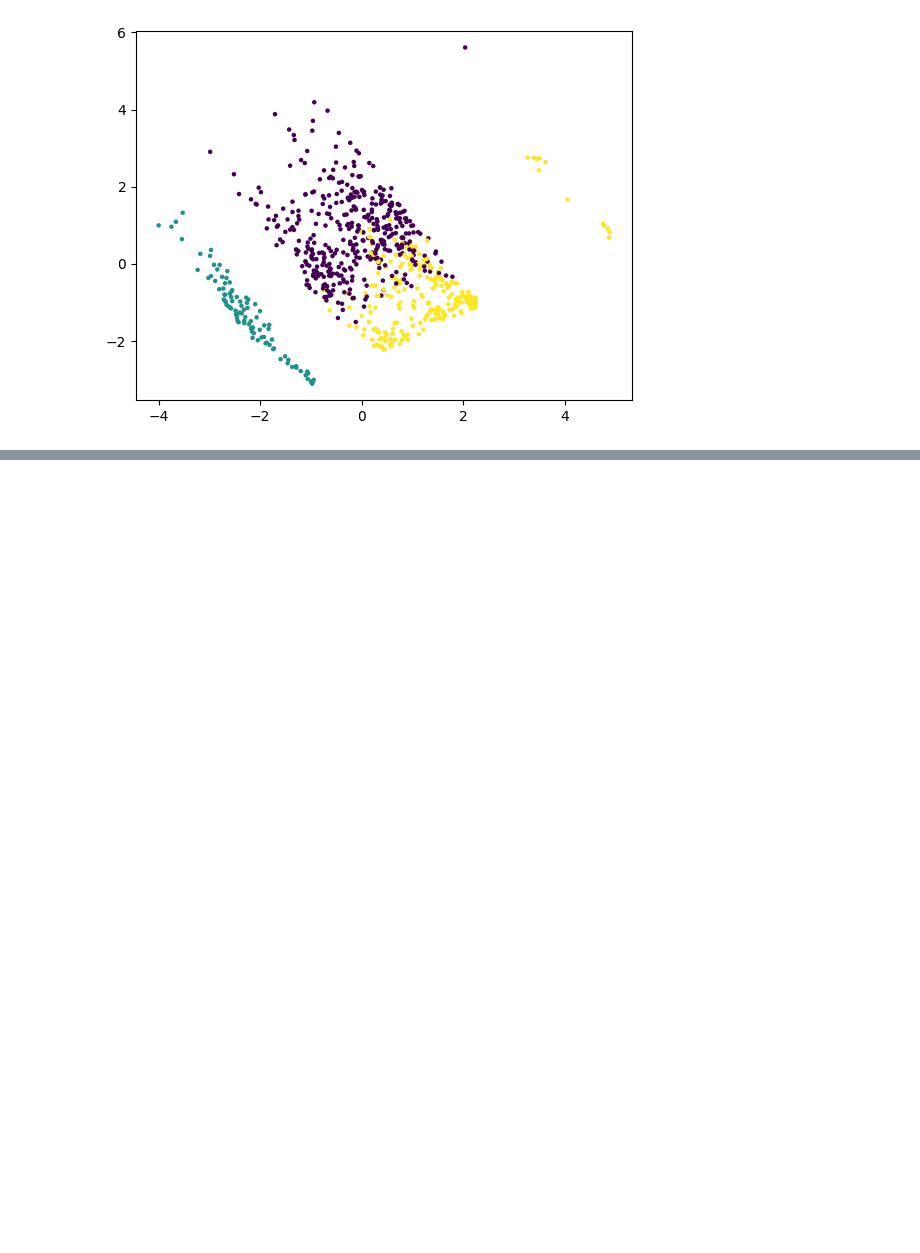
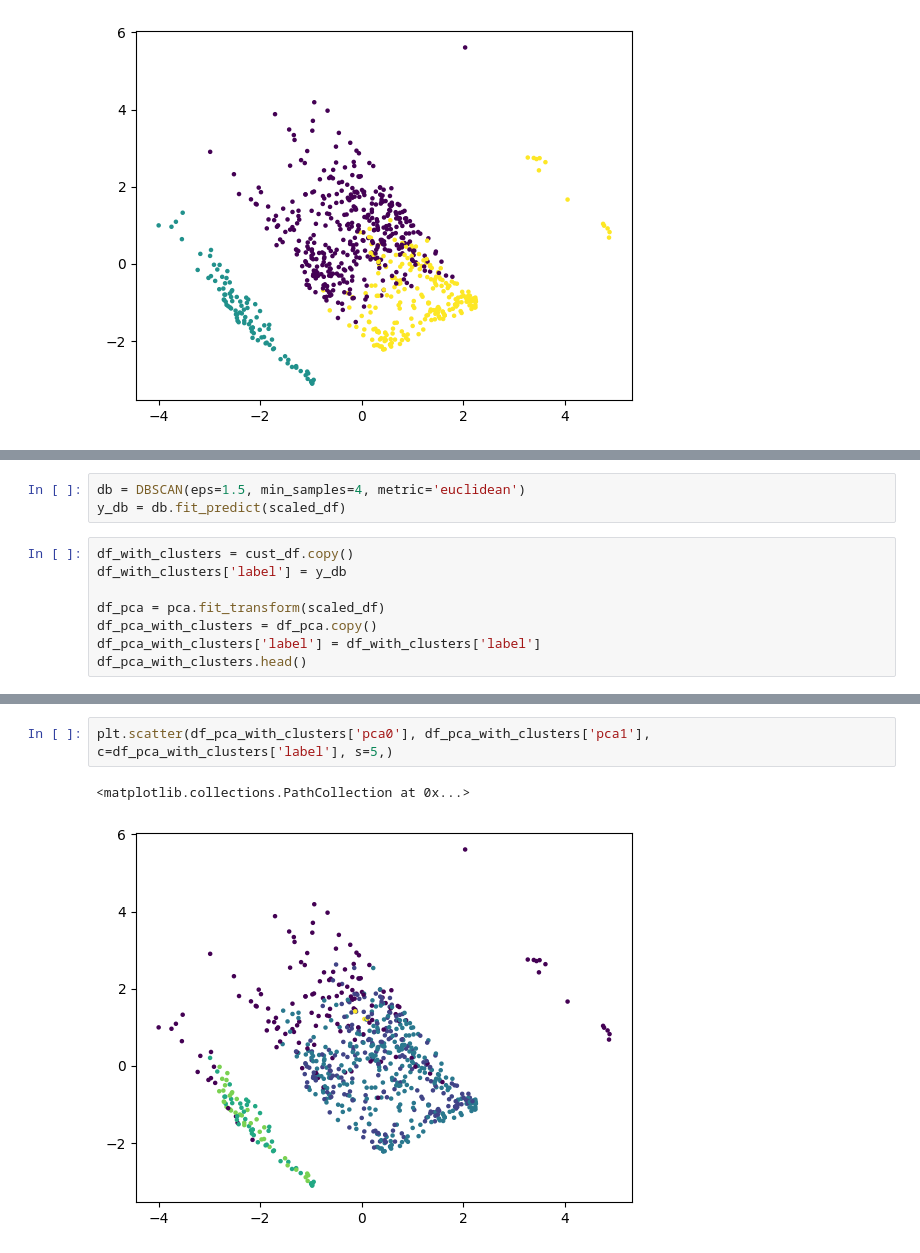
Before and after one commit to btmarsh6/mini-project-III, a Jupyter notebook: Ben_Clustering.ipynb, the cells around one changed output, grey strips where cells are left out. Cells and saved outputs as stored; diff of their text form; blank space fills up the shorter version.

Commit message:
displayed kmean, hierarchical and DBSCAN clustering models. Picked Hierarchical as best. Created Radar Plot of clusters.

```diff
--- a/Ben_Clustering.ipynb
+++ b/Ben_Clustering.ipynb
@@ -277,0 +293,11 @@ plt.scatter(df_pca_with_clusters['pca0'], df_pca_with_clusters['pca1'], c=df_pca
+# %%
+db = DBSCAN(eps=1.5, min_samples=4, metric='euclidean')
+y_db = db.fit_predict(scaled_df)
+# %%
+df_with_clusters = cust_df.copy()
+df_with_clusters['label'] = y_db
+
+df_pca = pca.fit_transform(scaled_df)
+df_pca_with_clusters = df_pca.copy()
+df_pca_with_clusters['label'] = df_with_clusters['label']
+df_pca_with_clusters.head()
@@ -277,0 +311,5 @@ plt.scatter(df_pca_with_clusters['pca0'], df_pca_with_clusters['pca1'], c=df_pca
+# %%
+plt.scatter(df_pca_with_clusters['pca0'], df_pca_with_clusters['pca1'], c=df_pca_with_clusters['label'], s=5,)
+# %% [output]
+<matplotlib.collections.PathCollection at 0x...>
+[figure, added]
```
Also changed, not shown: parts of 12 cells of this notebook.
